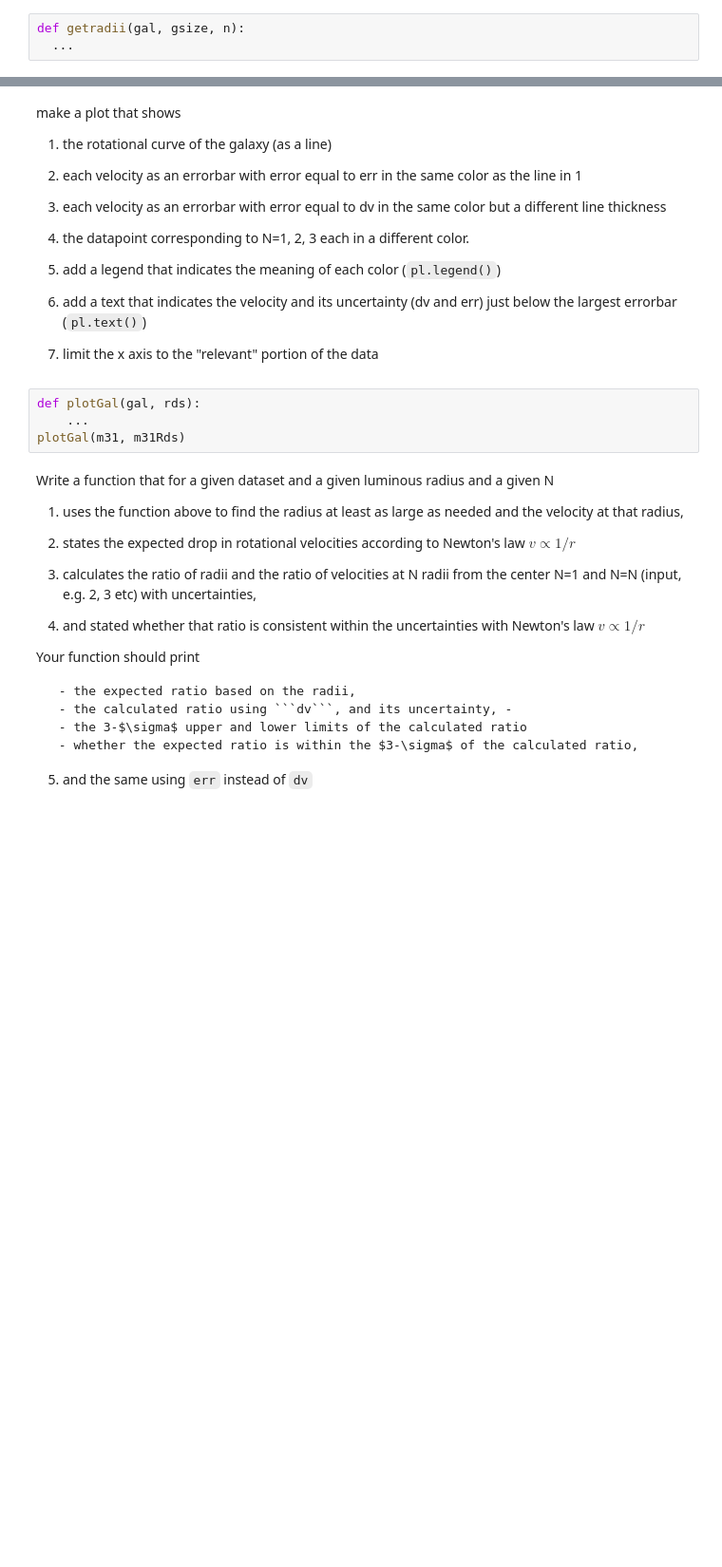
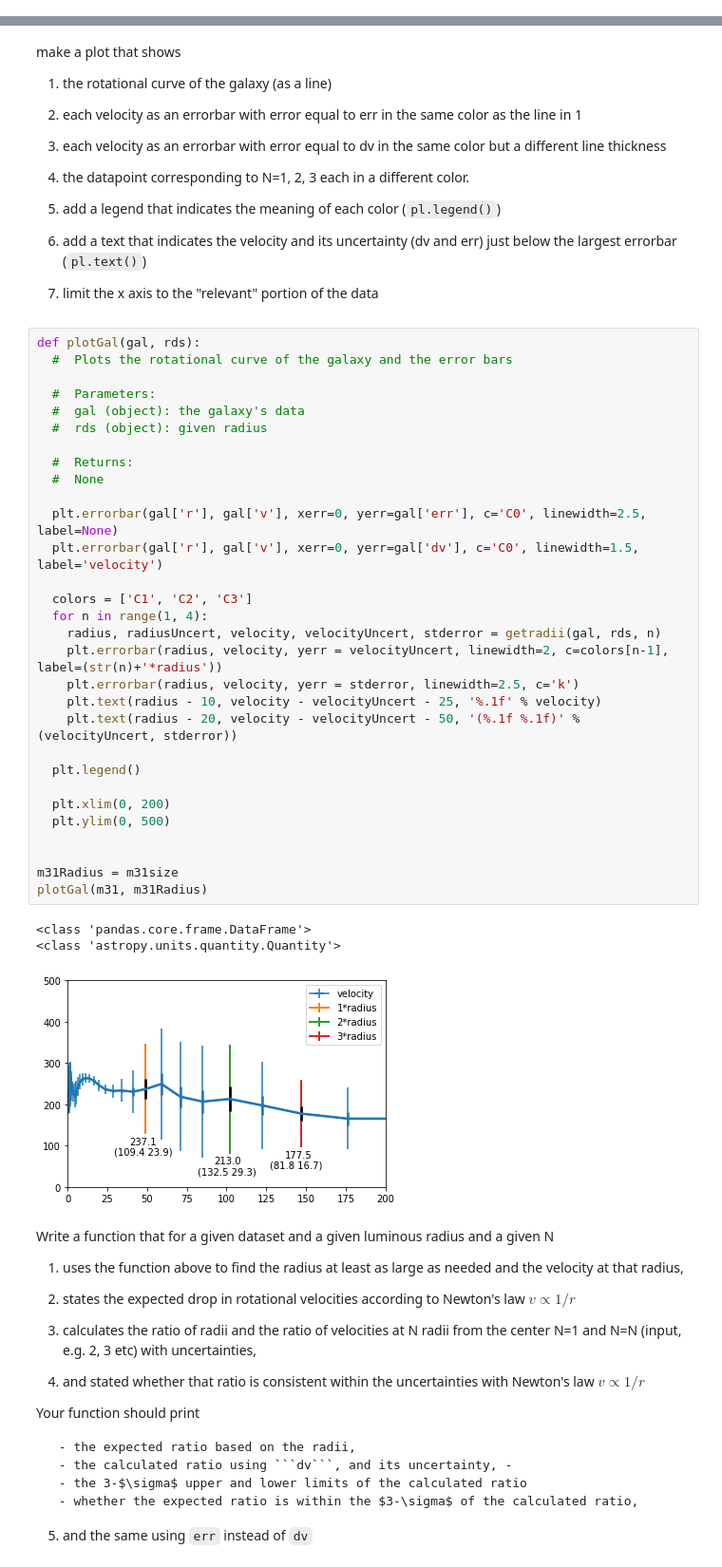
Before and after one commit to fedhere/DSPS_cHarty, a Jupyter notebook: HW4/MWrotCurve_cHarty.ipynb, the cells around one changed output, grey strips where cells are left out. Shown: that part at 95% size. Saved outputs shown, nothing was run; the diff lists cells and outputs as text; blank space fills up the shorter version.

````diff
--- a/HW4/MWrotCurve_cHarty.ipynb
+++ b/HW4/MWrotCurve_cHarty.ipynb
@@ -178,6 +178,3 @@ write a function that
     - the size of the luminous component of the galaxy
 
 2. Returns the value of the radius and its uncertainty and the velocity and its uncertainty
-# %%
-def getradii(gal, gsize, n):
-  ...
@@ -200,10 +226,40 @@ make a plot that shows
 6. add a text that indicates the velocity and its uncertainty (dv and err) just below the largest errorbar (```pl.text()```)
 
 7. limit the x axis to the "relevant" portion of the data
-# %%
-def plotGal(gal, rds):
-    ...
-plotGal(m31, m31Rds)
+# %%
+def plotGal(gal, rds):
+  #  Plots the rotational curve of the galaxy and the error bars
+
+  #  Parameters:
+  #  gal (object): the galaxy's data
+  #  rds (object): given radius
+
+  #  Returns:
+  #  None
+
+  plt.errorbar(gal['r'], gal['v'], xerr=0, yerr=gal['err'], c='C0', linewidth=2.5, label=None)
+  plt.errorbar(gal['r'], gal['v'], xerr=0, yerr=gal['dv'], c='C0', linewidth=1.5, label='velocity')
+
+  colors = ['C1', 'C2', 'C3']
+  for n in range(1, 4):
+    radius, radiusUncert, velocity, velocityUncert, stderror = getradii(gal, rds, n)
+    plt.errorbar(radius, velocity, yerr = velocityUncert, linewidth=2, c=colors[n-1], label=(str(n)+'*radius'))
+    plt.errorbar(radius, velocity, yerr = stderror, linewidth=2.5, c='k')
+    plt.text(radius - 10, velocity - velocityUncert - 25, '%.1f' % velocity)
+    plt.text(radius - 20, velocity - velocityUncert - 50, '(%.1f %.1f)' % (velocityUncert, stderror))
+
+  plt.legend()
+
+  plt.xlim(0, 200)
+  plt.ylim(0, 500)
+
+
+m31Radius = m31size
+plotGal(m31, m31Radius)
+# %% [output]
+<class 'pandas.core.frame.DataFrame'>
+<class 'astropy.units.quantity.Quantity'>
+[figure, added]
 # %% [markdown]
 Write a function that for a given dataset and a given luminous radius and a given N
 
````
Also changed, not shown: parts of 3 cells of this notebook.
